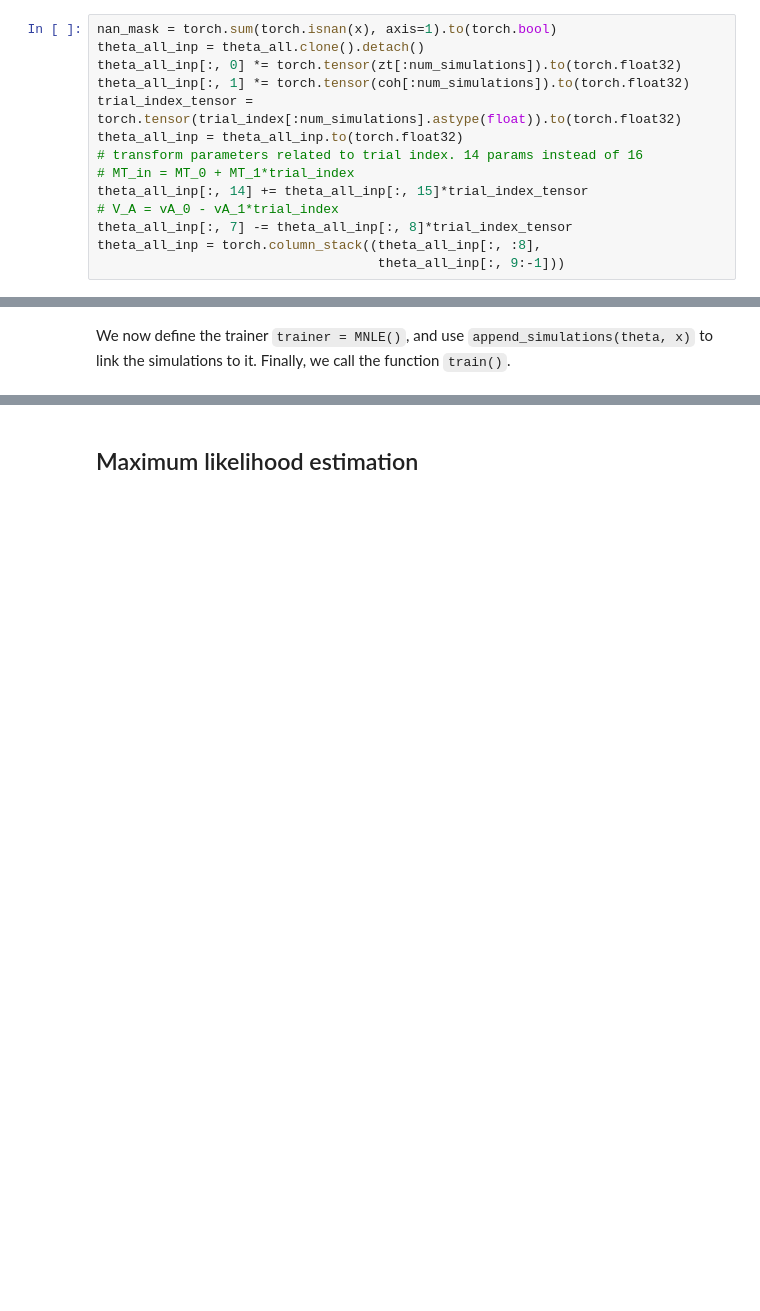
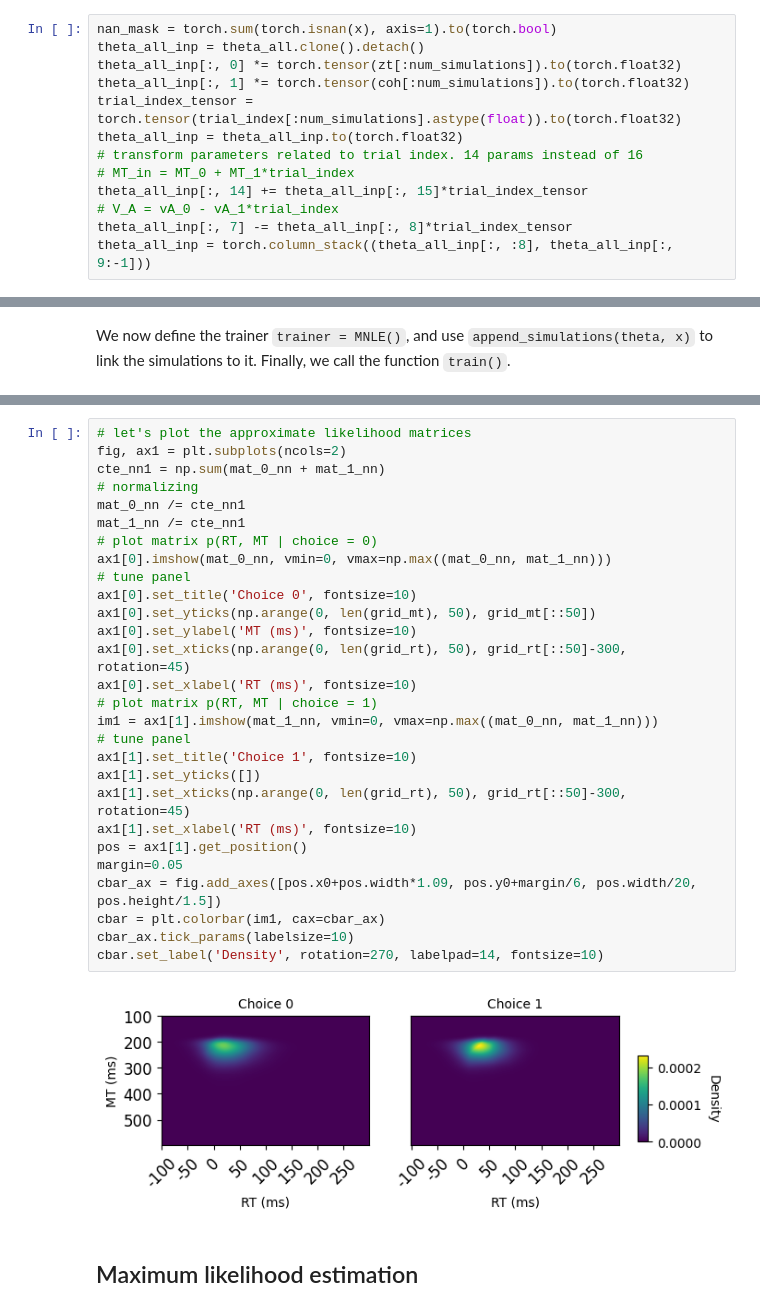
Before and after one commit to alexgarciaduran/rapid-updating-of-movement-by-evidence, a Jupyter notebook: notebooks/MNLE_fitting_pipeline.ipynb, the cells around one changed output, grey strips where cells are left out. Drawn from its saved outputs; the diff is of its cells as text; blank space fills up the shorter version.

```diff
--- a/notebooks/MNLE_fitting_pipeline.ipynb
+++ b/notebooks/MNLE_fitting_pipeline.ipynb
@@ -234,8 +218,7 @@ theta_all_inp = theta_all_inp.to(torch.float32)
 theta_all_inp[:, 14] += theta_all_inp[:, 15]*trial_index_tensor
 # V_A = vA_0 - vA_1*trial_index
 theta_all_inp[:, 7] -= theta_all_inp[:, 8]*trial_index_tensor
-theta_all_inp = torch.column_stack((theta_all_inp[:, :8],
-                                    theta_all_inp[:, 9:-1]))
+theta_all_inp = torch.column_stack((theta_all_inp[:, :8], theta_all_inp[:, 9:-1]))
 # %% [markdown]
 ### Train
 # %% [markdown]
@@ -259,2 +296,32 @@ For a batch of 100000 simulations, it took 28.033 mins
+# %%
+# let's plot the approximate likelihood matrices
+fig, ax1 = plt.subplots(ncols=2)
+cte_nn1 = np.sum(mat_0_nn + mat_1_nn)
+# normalizing
+mat_0_nn /= cte_nn1
+mat_1_nn /= cte_nn1
+# plot matrix p(RT, MT | choice = 0)
+ax1[0].imshow(mat_0_nn, vmin=0, vmax=np.max((mat_0_nn, mat_1_nn)))
+# tune panel
+ax1[0].set_title('Choice 0', fontsize=10)
+ax1[0].set_yticks(np.arange(0, len(grid_mt), 50), grid_mt[::50])
+ax1[0].set_ylabel('MT (ms)', fontsize=10)
+ax1[0].set_xticks(np.arange(0, len(grid_rt), 50), grid_rt[::50]-300, rotation=45)
+ax1[0].set_xlabel('RT (ms)', fontsize=10)
+# plot matrix p(RT, MT | choice = 1)
+im1 = ax1[1].imshow(mat_1_nn, vmin=0, vmax=np.max((mat_0_nn, mat_1_nn)))
+# tune panel
+ax1[1].set_title('Choice 1', fontsize=10)
+ax1[1].set_yticks([])
+ax1[1].set_xticks(np.arange(0, len(grid_rt), 50), grid_rt[::50]-300, rotation=45)
+ax1[1].set_xlabel('RT (ms)', fontsize=10)
+pos = ax1[1].get_position()
+margin=0.05
+cbar_ax = fig.add_axes([pos.x0+pos.width*1.09, pos.y0+margin/6, pos.width/20, pos.height/1.5])
+cbar = plt.colorbar(im1, cax=cbar_ax)
+cbar_ax.tick_params(labelsize=10)
+cbar.set_label('Density', rotation=270, labelpad=14, fontsize=10)
+# %% [output]
+[figure, added]
 # %% [markdown]
 ## Maximum likelihood estimation
```
Also changed, not shown: parts of 15 cells of this notebook, 1 other file.
